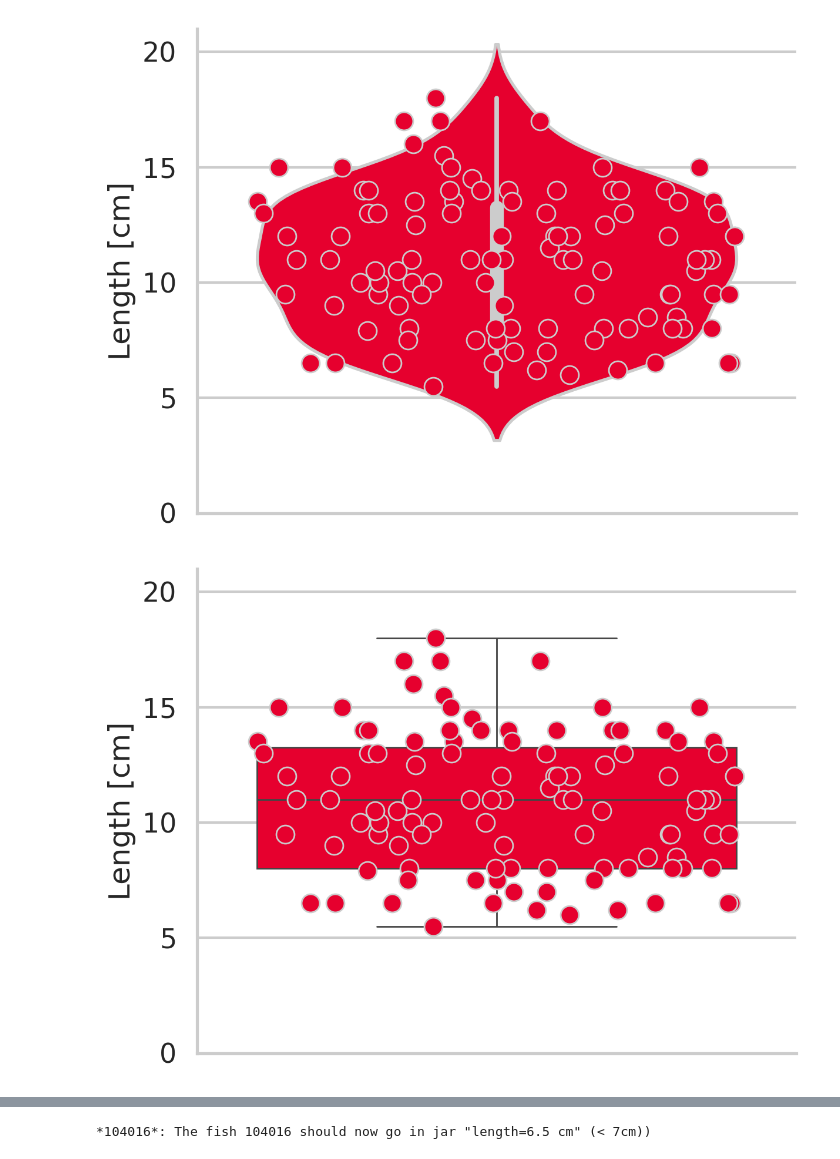
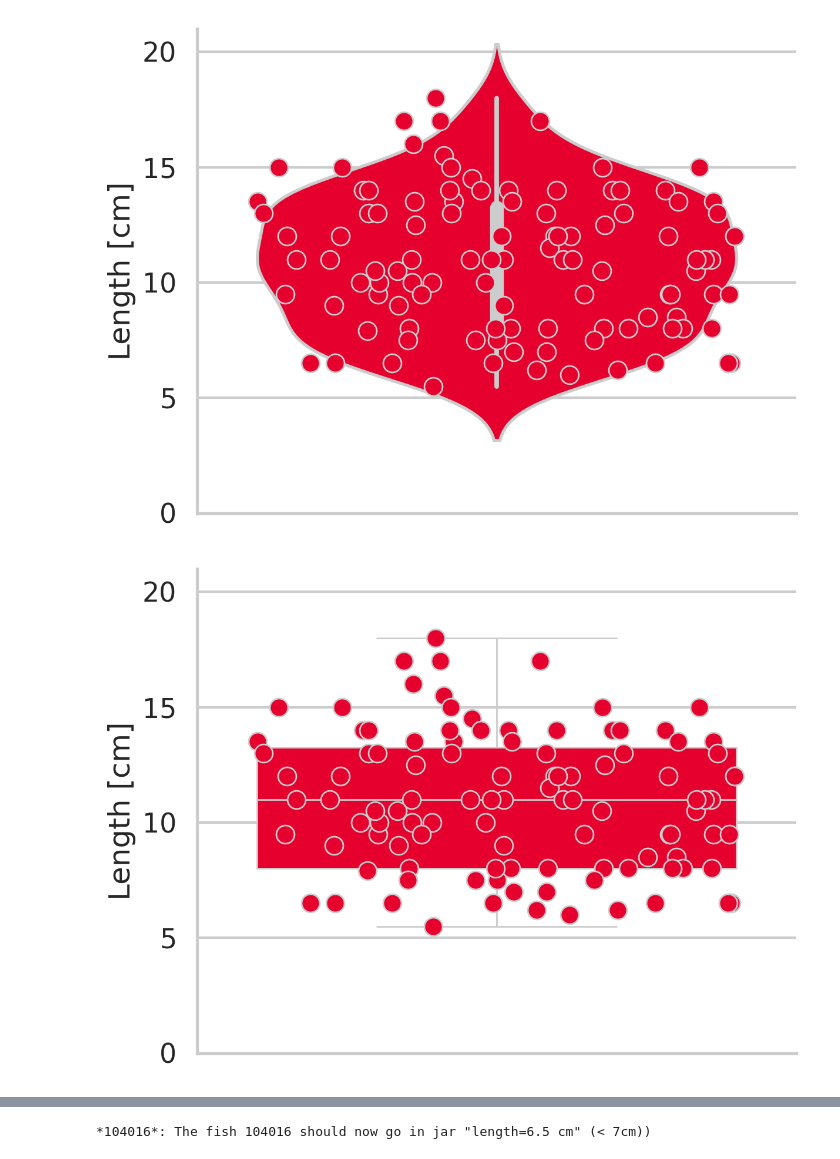
Before and after one commit to habi/Talk.2024.AnatomyInternalSeminar, a Jupyter notebook: notebooks/EAWAG.plots.ipynb, the cells around one changed output, grey strips where cells are left out. Cells and saved outputs as stored; diff of their text form; code cells hidden in the pictures.

```diff
--- a/notebooks/EAWAG.plots.ipynb
+++ b/notebooks/EAWAG.plots.ipynb
@@ -347,20 +351,23 @@ plt.savefig(os.path.join(OutPutDir, 'lengths.violinplot.png'))
 # %%
 # Plot fish lengths
 numpy.random.seed(1796)
 seaborn.stripplot(DataMikki['Length(cm)'],
                   color='#E6002E',
                   size=plt.gca().yaxis.label.get_fontsize() * 0.618,
                   linewidth=1,
                   edgecolor='#cccccc',
                   jitter=0.8/2)
-seaborn.boxplot(DataMikki['Length(cm)'], color='#E6002E', saturation=1)
+seaborn.boxplot(DataMikki['Length(cm)'],
+                color='#E6002E',
+                linecolor='#cccccc',
+                saturation=1)
 plt.ylim([0, 21])
 plt.ylabel('Length [cm]')
 seaborn.despine()
 plt.tight_layout()
 plt.savefig(os.path.join(OutPutDir, 'lengths.boxplot.png'))
 # %% [output]
-[figure, old version]
+[figure, new version]
 # %%
 # Plot fish lengths
 numpy.random.seed(1796)
```
Also changed, not shown: parts of 7 cells of this notebook.
